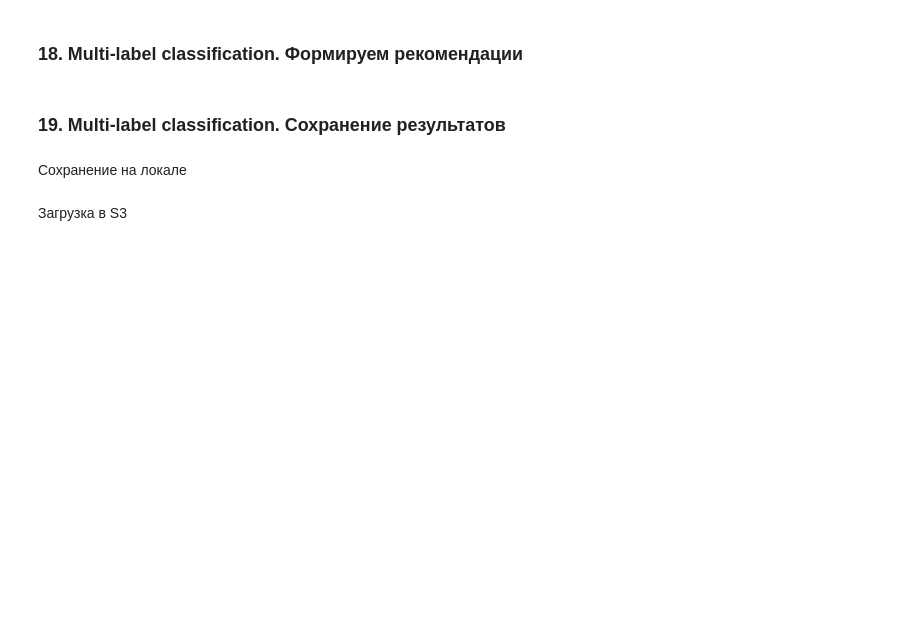
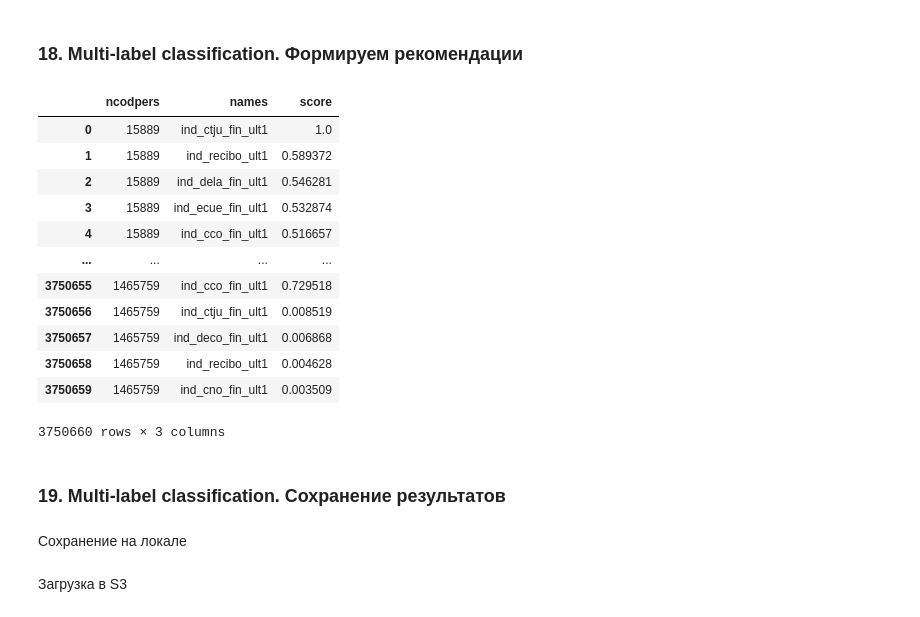
Before and after one commit to marsel171/mle-project-final, a Jupyter notebook: recommendations_modeling.ipynb, the cells around one changed output. Cells and saved outputs as stored; diff of their text form; code cells hidden in the pictures; blank space fills up the shorter version.

```diff
--- a/recommendations_modeling.ipynb
+++ b/recommendations_modeling.ipynb
@@ -1359,5 +1410,38 @@ MemoryError: Unable to allocate 185. GiB for an array with shape (24797270016,)
 # %% [markdown]
 ### 18. Multi-label classification. Формируем рекомендации
+# %%
+# Предскажем вероятности для трейна+теста
+y_pred = model.predict_proba(pd.concat([X_train, X_test], axis=0))
+y_pred_users = pd.concat([X_train_users, X_test_users], axis=0)
+
+# Приводим в табличный формат
+mlc_recs = pd.DataFrame(y_pred, columns=products_catalog["names"].to_list())
+mlc_recs = pd.concat([y_pred_users.reset_index(), mlc_recs], axis=1)
+mlc_recs["score"] = mlc_recs[products_catalog["names"].to_list()].values.tolist()
+mlc_recs["names"] = [products_catalog["names"].to_list()] * len(mlc_recs)
+mlc_recs = mlc_recs[["ncodpers", "names", "score"]]
+mlc_recs = mlc_recs.explode(["score", "names"])
+mlc_recs = mlc_recs.drop_duplicates(subset=["ncodpers", "names"]).reset_index(drop=True)
+
+# Оставим только первые ТОП-5 рекомендаций для каждого клиента
+mlc_recs = mlc_recs.sort_values(by = ["ncodpers","score"], ascending=[True,False]).reset_index(drop=True)
+mlc_recs = mlc_recs.groupby("ncodpers").head(5).reset_index(drop=True)
+
+mlc_recs
+# %% [output]
+|  | ncodpers | names | score |
+| 0 | 15889 | ind_ctju_fin_ult1 | 1.0 |
+| 1 | 15889 | ind_recibo_ult1 | 0.589372 |
+| 2 | 15889 | ind_dela_fin_ult1 | 0.546281 |
+| 3 | 15889 | ind_ecue_fin_ult1 | 0.532874 |
+| 4 | 15889 | ind_cco_fin_ult1 | 0.516657 |
+| ... | ... | ... | ... |
+| 3750655 | 1465759 | ind_cco_fin_ult1 | 0.729518 |
+| 3750656 | 1465759 | ind_ctju_fin_ult1 | 0.008519 |
+| 3750657 | 1465759 | ind_deco_fin_ult1 | 0.006868 |
+| 3750658 | 1465759 | ind_recibo_ult1 | 0.004628 |
+| 3750659 | 1465759 | ind_cno_fin_ult1 | 0.003509 |
+3750660 rows × 3 columns
 # %% [markdown]
 ### 19. Multi-label classification. Сохранение результатов
 # %% [markdown]
```
Also changed, not shown: parts of 14 cells of this notebook.
